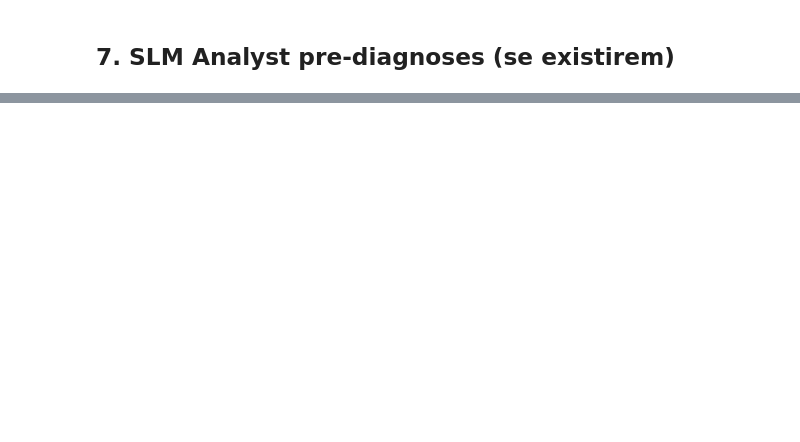
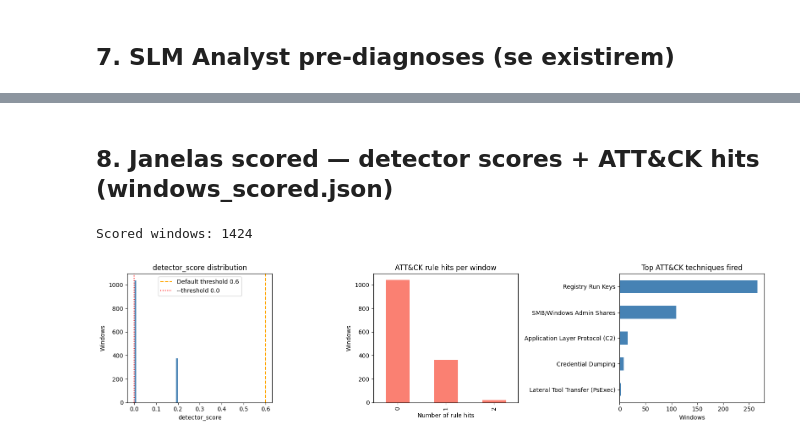
Before and after one commit to Phish-N-Chips25/Challange-3, a Jupyter notebook: DualSentinel/notebooks/eda.ipynb, the cells around one changed output, grey strips where cells are left out. Drawn from its saved outputs; the diff is of its cells as text; code cells hidden in the pictures; blank space fills up the shorter version.

```diff
--- a/DualSentinel/notebooks/eda.ipynb
+++ b/DualSentinel/notebooks/eda.ipynb
@@ -182,0 +221,57 @@ SLM analyses: 412
+# %% [markdown]
+## 8. Janelas scored — detector scores + ATT&CK hits (windows_scored.json)
+# %%
+ws_files = list(results_path.rglob('windows_scored.json'))
+
+if ws_files:
+    with open(sorted(ws_files)[-1]) as f:
+        ws_data = json.load(f)
+
+    wsdf = pd.DataFrame(ws_data)
+    print(f'Scored windows: {len(wsdf)}')
+
+    fig, axes = plt.subplots(1, 3, figsize=(16, 4))
+
+    # detector_score distribution
+    if 'detector_score' in wsdf.columns:
+        axes[0].hist(wsdf['detector_score'], bins=20, color='steelblue', edgecolor='white')
+        axes[0].axvline(0.6, color='orange', linestyle='--', label='Default threshold 0.6')
+        axes[0].axvline(0.0, color='red', linestyle=':', label='--threshold 0.0')
+        axes[0].set_xlabel('detector_score')
+        axes[0].set_ylabel('Windows')
+        axes[0].set_title('detector_score distribution')
+        axes[0].legend()
+
+    # ATT&CK hits per window
+    if 'attck_hits' in wsdf.columns:
+        wsdf['attck_hit_count'] = wsdf['attck_hits'].apply(len)
+        wsdf['attck_hit_count'].value_counts().sort_index().plot(
+            kind='bar', ax=axes[1], color='salmon', title='ATT&CK rule hits per window')
+        axes[1].set_xlabel('Number of rule hits')
+        axes[1].set_ylabel('Windows')
+
+    # Top ATT&CK techniques
+    if 'attck_hits' in wsdf.columns:
+        from collections import Counter
+        tech_counter = Counter(
+            h['name']
+            for hits in wsdf['attck_hits']
+            for h in hits
+        )
+        if tech_counter:
+            tc_df = pd.Series(tech_counter).sort_values(ascending=True)
+            tc_df.plot(kind='barh', ax=axes[2], color='steelblue',
+                       title='Top ATT&CK techniques fired')
+            axes[2].set_xlabel('Windows')
+
+    plt.tight_layout()
+    plt.show()
+
+    score_cols = [c for c in ['window_start', 'event_count', 'if_score', 'gru_score',
+                               'detector_score', 'attck_hit_count'] if c in wsdf.columns]
+    print(wsdf[score_cols].sort_values('detector_score', ascending=False).head(20).to_string(index=False))
+else:
+    print('windows_scored.json não encontrado. Corre o pipeline primeiro.')
+# %% [output]
+Scored windows: 1424
+[figure, added]
```
Also changed, not shown: parts of 11 cells of this notebook, 1 other file.
